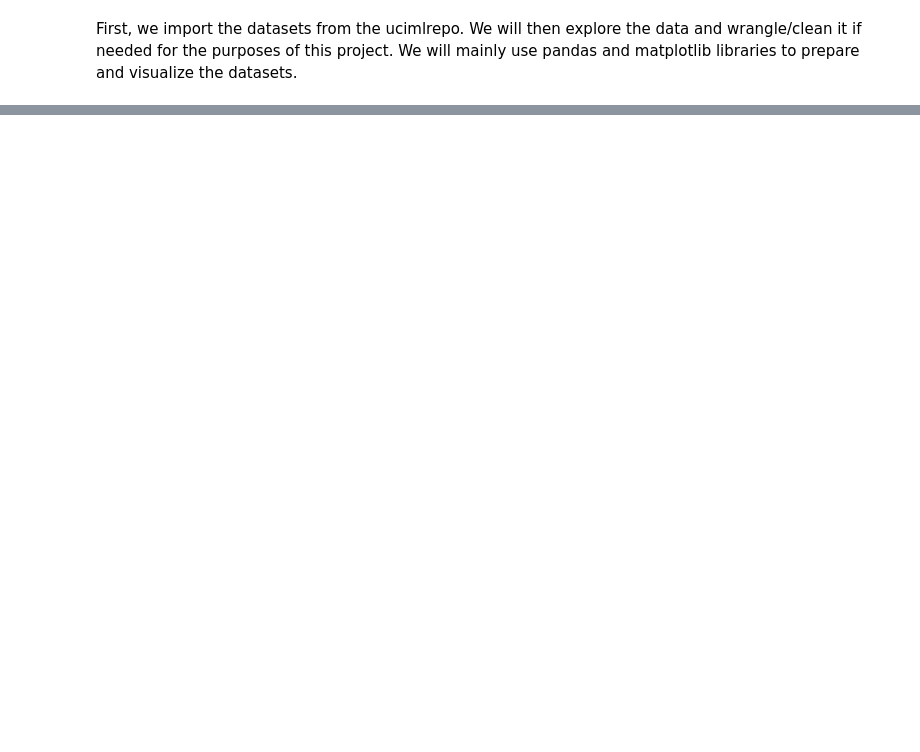
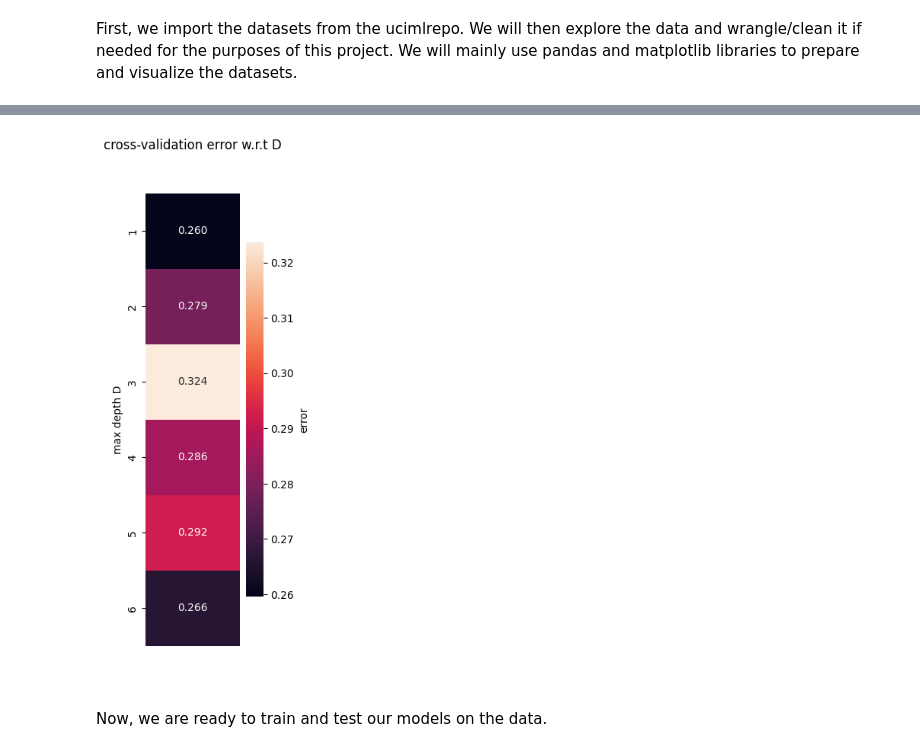
Before and after one commit to siakhorsand/Supervised-ML, a Jupyter notebook: FinalProj.ipynb, the cells around one changed output, grey strips where cells are left out. Saved outputs shown, nothing was run; the diff lists cells and outputs as text; code cells hidden in the pictures; blank space fills up the shorter version.

```diff
--- a/FinalProj.ipynb
+++ b/FinalProj.ipynb
@@ -101,0 +160,6 @@ print(f'Neural Network Accuracy: {accuracy_score(y_test, nn.predict(X_test)):.2f
+# %%
+#we'll drop the columns that have a correlation of 0.75 or higher
+redundant = ['A5_g', 'A4_y', 'A1_b', 'A5_gg', 'A7_j', 'A5_p', 'A7_ff']
+
+credit_encoded.drop(X[redundant], axis=1, inplace=True)
+X = credit_encoded.drop('class', axis=1)
@@ -101,0 +202,29 @@ print(f'Neural Network Accuracy: {accuracy_score(y_test, nn.predict(X_test)):.2f
+# %%
+from sklearn.model_selection import GridSearchCV
+from sklearn import tree
+
+estimator = tree.DecisionTreeClassifier(criterion='entropy', random_state=0)
+D_list = list(range(1, 7))
+
+param_grid = {'max_depth': D_list}
+
+grid_search = GridSearchCV(estimator, param_grid, cv=5, n_jobs=-1, scoring='accuracy')
+
+grid_search.fit(X_train, y_train)
+
+def draw_heatmap(errors, D_list, title):
+    plt.figure(figsize = (2,9))
+    ax = sns.heatmap(errors, annot=True, fmt='.3f', yticklabels=D_list, xticklabels=[])
+    ax.collections[0].colorbar.set_label('error')
+    ax.set(ylabel='max depth D')
+    bottom, top = ax.get_ylim()
+    ax.set_ylim(bottom + 0.5, top - 0.5)
+    plt.title(title)
+    plt.show()
+
+cross_val_errors = 1 - grid_search.cv_results_['mean_test_score'].reshape(-1,1)
+draw_heatmap(cross_val_errors, D_list, title='cross-validation error w.r.t D')
+# %% [output]
+[figure, added]
+# %% [markdown]
+Now, we are ready to train and test our models on the data.
```
Also changed, not shown: parts of 60 cells of this notebook, 1 other file.
